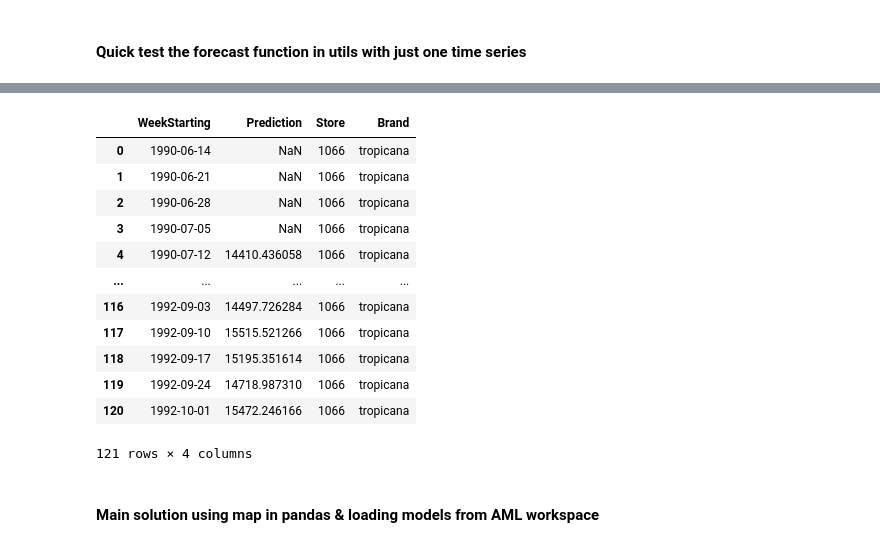
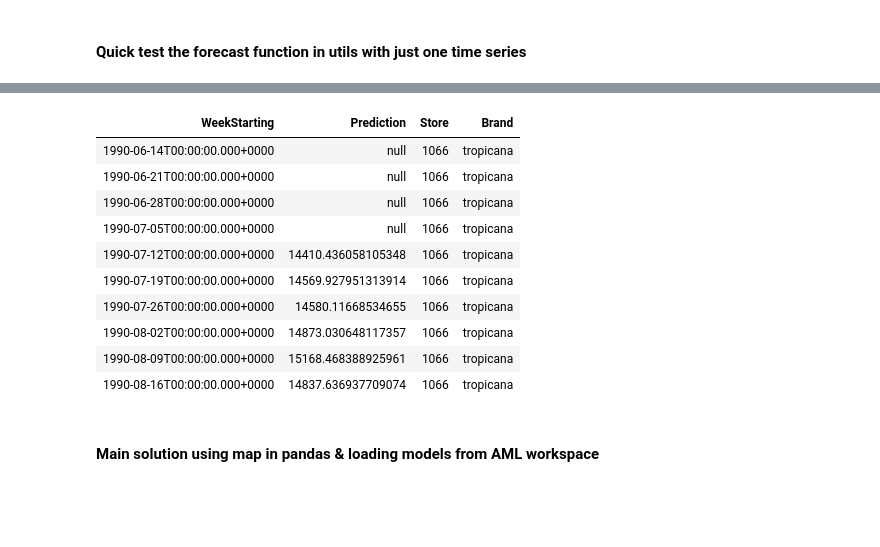
Before and after one commit to james-tn/Many-Models, a Jupyter notebook: code/many_models_spark.ipynb, the cells around one changed output, grey strips where cells are left out. Saved outputs shown, nothing was run; the diff lists cells and outputs as text; code cells hidden in the pictures; blank space fills up the shorter version.

```diff
--- a/code/many_models_spark.ipynb
+++ b/code/many_models_spark.ipynb
@@ -379,25 +377,23 @@ display(result)
 # %%
 #Test forecast for one time series, need to run command 27-30 first
 ts_id_dict = {id_col: str(data[id_col].iloc[0]) for id_col in timeseries_id_columns}
 forecasts=forecaster.forecast(data)
 prediction_df = forecasts.to_frame(name='Prediction')
 prediction_df =prediction_df.reset_index().assign(**ts_id_dict)
-prediction_df
+display(prediction_df.head(10))
 # %% [output]
 [interactive output not drawn]
-|  | WeekStarting | Prediction | Store | Brand |
-| 0 | 1990-06-14 | NaN | 1066 | tropicana |
-| 1 | 1990-06-21 | NaN | 1066 | tropicana |
-| 2 | 1990-06-28 | NaN | 1066 | tropicana |
-| 3 | 1990-07-05 | NaN | 1066 | tropicana |
-| 4 | 1990-07-12 | 14410.436058 | 1066 | tropicana |
-| ... | ... | ... | ... | ... |
-| 116 | 1992-09-03 | 14497.726284 | 1066 | tropicana |
-| 117 | 1992-09-10 | 15515.521266 | 1066 | tropicana |
-| 118 | 1992-09-17 | 15195.351614 | 1066 | tropicana |
-| 119 | 1992-09-24 | 14718.987310 | 1066 | tropicana |
-| 120 | 1992-10-01 | 15472.246166 | 1066 | tropicana |
+| WeekStarting | Prediction | Store | Brand |
+| 1990-06-14T00:00:00.000+0000 | null | 1066 | tropicana |
+| 1990-06-21T00:00:00.000+0000 | null | 1066 | tropicana |
+| 1990-06-28T00:00:00.000+0000 | null | 1066 | tropicana |
+| 1990-07-05T00:00:00.000+0000 | null | 1066 | tropicana |
+| 1990-07-12T00:00:00.000+0000 | 14410.436058105348 | 1066 | tropicana |
+| 1990-07-19T00:00:00.000+0000 | 14569.927951313914 | 1066 | tropicana |
+| 1990-07-26T00:00:00.000+0000 | 14580.11668534655 | 1066 | tropicana |
+| 1990-08-02T00:00:00.000+0000 | 14873.030648117357 | 1066 | tropicana |
+| 1990-08-09T00:00:00.000+0000 | 15168.468388925961 | 1066 | tropicana |
+| 1990-08-16T00:00:00.000+0000 | 14837.636937709074 | 1066 | tropicana |
-121 rows × 4 columns
 # %% [markdown]
 #### Main solution using map in pandas & loading models from AML workspace
 # %%
```
Also changed, not shown: parts of 4 cells of this notebook.
